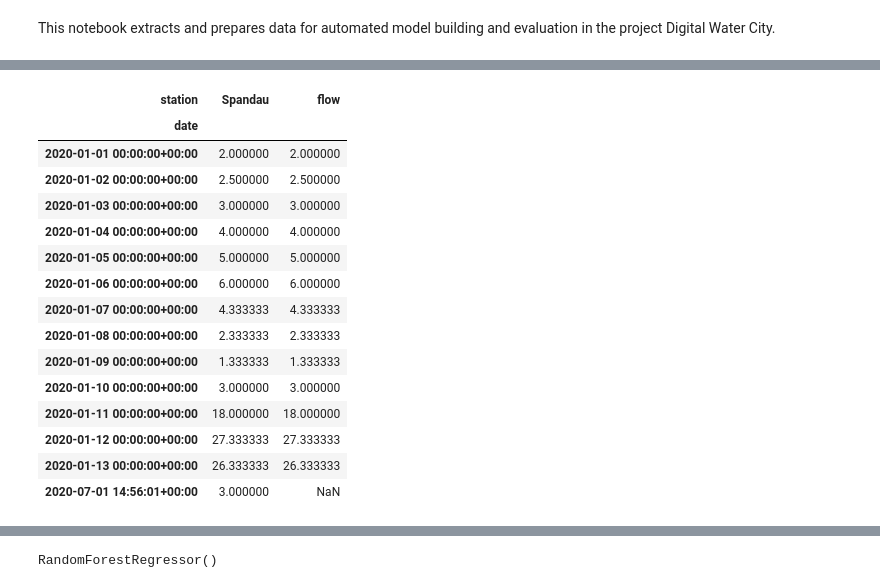
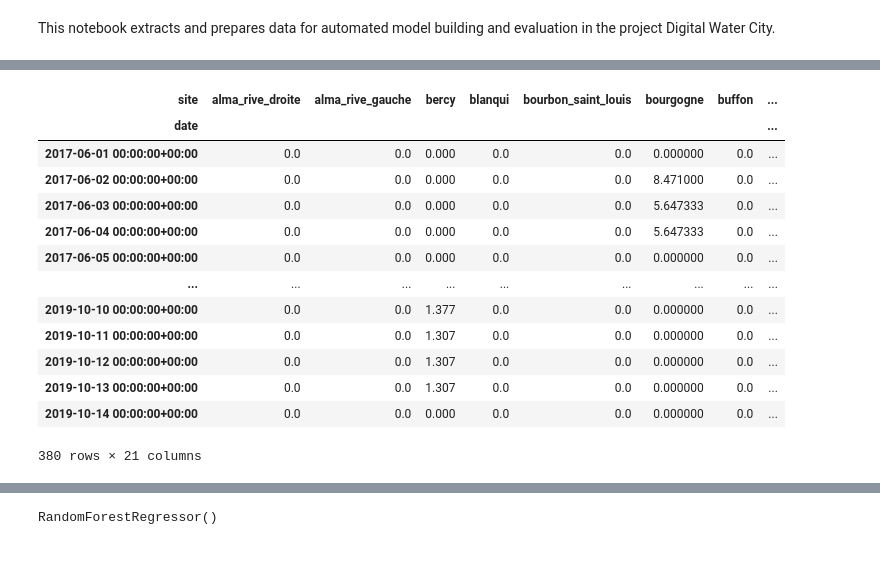
Before and after one commit to mrustl/plattform, a Jupyter notebook: ews_notebook.ipynb, the cells around one changed output, grey strips where cells are left out. Drawn from its saved outputs; the diff is of its cells as text; code cells hidden in the pictures; blank space fills up the shorter version.

```diff
--- a/ews_notebook.ipynb
+++ b/ews_notebook.ipynb
@@ -14,0 +54,6 @@ data = FeatureData.objects.all()
+# %%
+select = []
+for index, row in sitesdf.iterrows():
+    select.append(polygon.contains(shape(row['geom'])))
+# %%
+df = sitesdf[select]
@@ -15,2 +80,2 @@ data = FeatureData.objects.all()
 # %%
-data = read_frame(data, index_col = "date")
+data = read_frame(FeatureData.objects.filter(site__in = df['id']), index_col = "date")
@@ -23,3 +92,3 @@ AttributeError: 'QuerySet' object has no attribute 'info'
 # %%
-data_long =data.pivot(columns='station', values='value')
+data_wide =data.pivot(columns='site', values='value')
 # %%
@@ -44,20 +111,18 @@ data_long
 # %%
-data_long.rolling('3D').mean()
+data_wide.rolling('3D').mean()
 # %% [output]
-| station | Spandau | flow |
-| date |  |  |
-| 2020-01-01 00:00:00+00:00 | 2.000000 | 2.000000 |
-| 2020-01-02 00:00:00+00:00 | 2.500000 | 2.500000 |
-| 2020-01-03 00:00:00+00:00 | 3.000000 | 3.000000 |
-| 2020-01-04 00:00:00+00:00 | 4.000000 | 4.000000 |
-| 2020-01-05 00:00:00+00:00 | 5.000000 | 5.000000 |
-| 2020-01-06 00:00:00+00:00 | 6.000000 | 6.000000 |
-| 2020-01-07 00:00:00+00:00 | 4.333333 | 4.333333 |
-| 2020-01-08 00:00:00+00:00 | 2.333333 | 2.333333 |
-| 2020-01-09 00:00:00+00:00 | 1.333333 | 1.333333 |
-| 2020-01-10 00:00:00+00:00 | 3.000000 | 3.000000 |
-| 2020-01-11 00:00:00+00:00 | 18.000000 | 18.000000 |
-| 2020-01-12 00:00:00+00:00 | 27.333333 | 27.333333 |
-| 2020-01-13 00:00:00+00:00 | 26.333333 | 26.333333 |
-| 2020-07-01 14:56:01+00:00 | 3.000000 | NaN |
+| site | alma_rive_droite | alma_rive_gauche | bercy | blanqui | bourbon_saint_louis | bourgogne | buffon | ... |
+| date |  |  |  |  |  |  |  | ... |
+| 2017-06-01 00:00:00+00:00 | 0.0 | 0.0 | 0.000 | 0.0 | 0.0 | 0.000000 | 0.0 | ... |
+| 2017-06-02 00:00:00+00:00 | 0.0 | 0.0 | 0.000 | 0.0 | 0.0 | 8.471000 | 0.0 | ... |
+| 2017-06-03 00:00:00+00:00 | 0.0 | 0.0 | 0.000 | 0.0 | 0.0 | 5.647333 | 0.0 | ... |
+| 2017-06-04 00:00:00+00:00 | 0.0 | 0.0 | 0.000 | 0.0 | 0.0 | 5.647333 | 0.0 | ... |
+| 2017-06-05 00:00:00+00:00 | 0.0 | 0.0 | 0.000 | 0.0 | 0.0 | 0.000000 | 0.0 | ... |
+| ... | ... | ... | ... | ... | ... | ... | ... | ... |
+| 2019-10-10 00:00:00+00:00 | 0.0 | 0.0 | 1.377 | 0.0 | 0.0 | 0.000000 | 0.0 | ... |
+| 2019-10-11 00:00:00+00:00 | 0.0 | 0.0 | 1.307 | 0.0 | 0.0 | 0.000000 | 0.0 | ... |
+| 2019-10-12 00:00:00+00:00 | 0.0 | 0.0 | 1.307 | 0.0 | 0.0 | 0.000000 | 0.0 | ... |
+| 2019-10-13 00:00:00+00:00 | 0.0 | 0.0 | 1.307 | 0.0 | 0.0 | 0.000000 | 0.0 | ... |
+| 2019-10-14 00:00:00+00:00 | 0.0 | 0.0 | 0.000 | 0.0 | 0.0 | 0.000000 | 0.0 | ... |
+380 rows × 21 columns
 # %%
```
Also changed, not shown: parts of 29 cells of this notebook, 5 other files.
